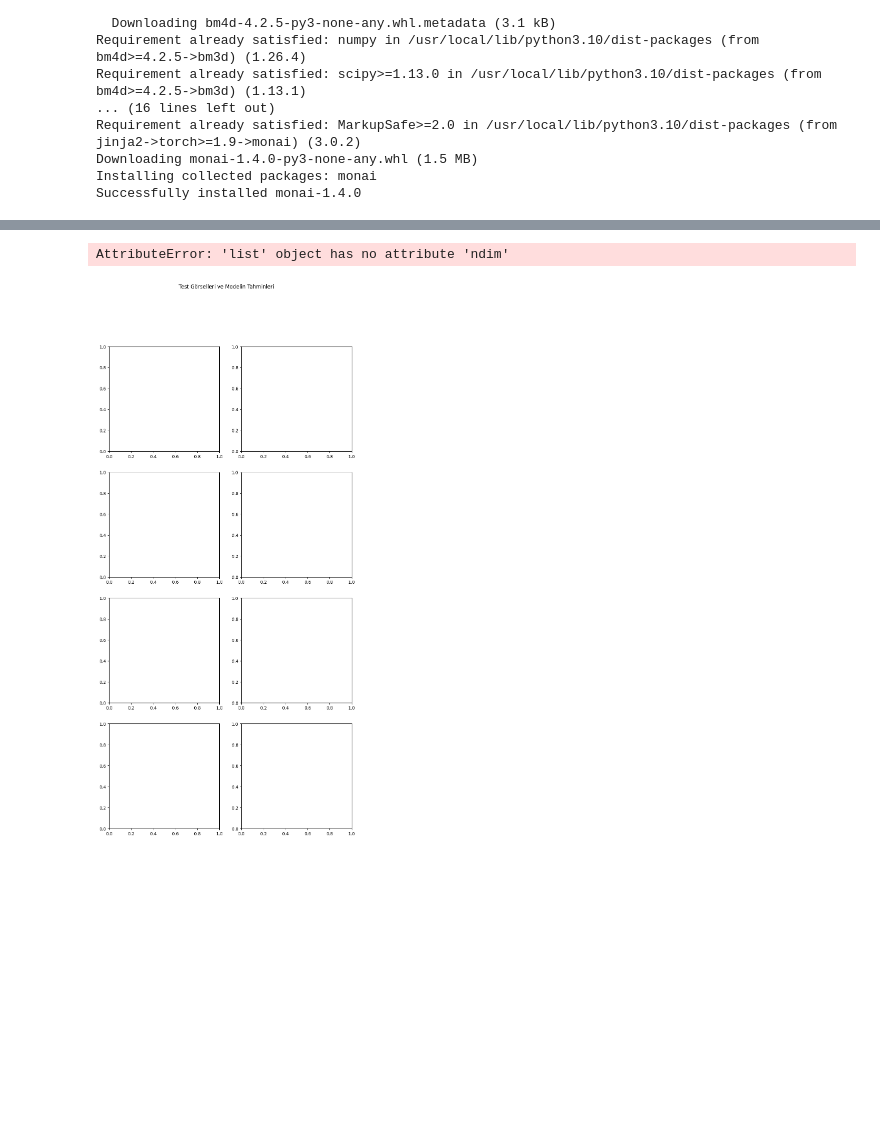
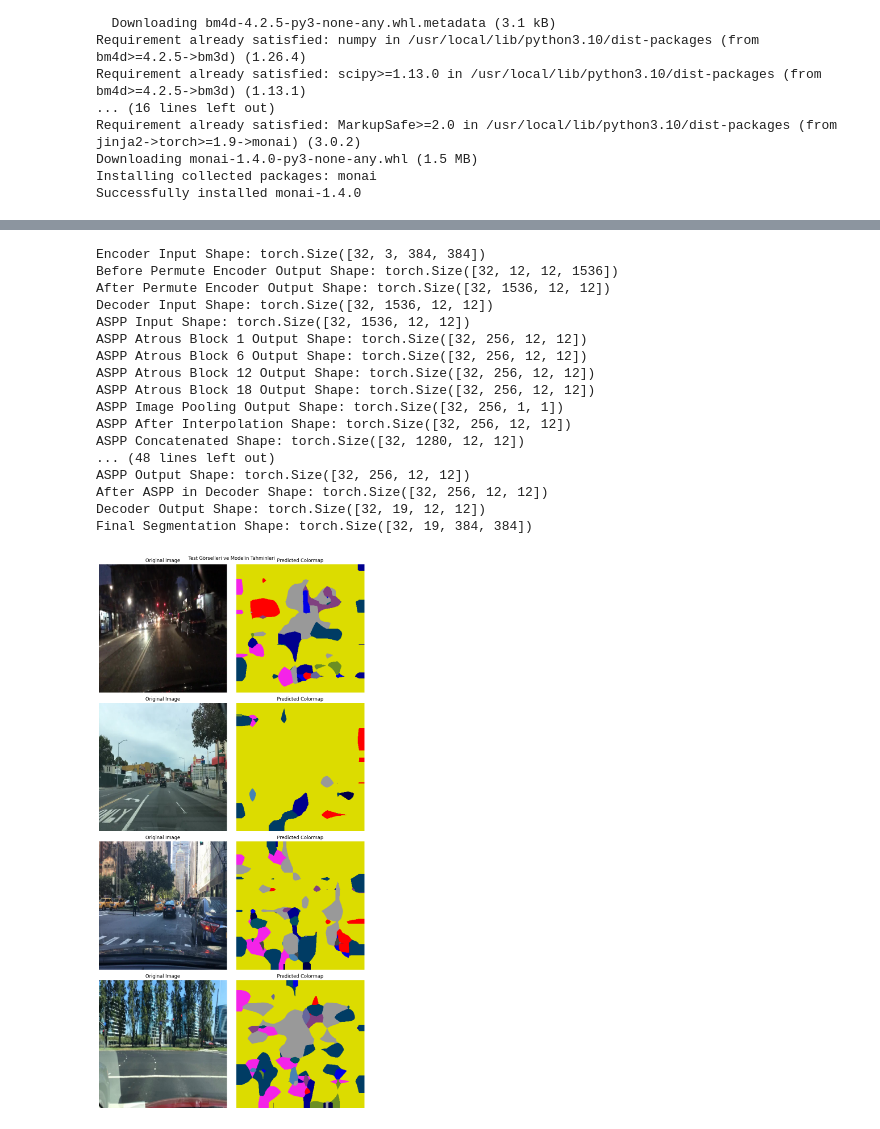
Before and after one commit to ErdemAslans/Autonomous_Driving_Segmentation_Using_ViT_and_SegFormer_with_CARLA, a Jupyter notebook: Autonomous_Driving_Segmentation_Using_ViT_and_SegFormer_with_Enhanced_Attention_Mechanisms.ipynb, the cells around one changed output, grey strips where cells are left out. Saved outputs shown, nothing was run; the diff lists cells and outputs as text; code cells hidden in the pictures; blank space fills up the shorter version.

```diff
--- a/Autonomous_Driving_Segmentation_Using_ViT_and_SegFormer_with_Enhanced_Attention_Mechanisms.ipynb
+++ b/Autonomous_Driving_Segmentation_Using_ViT_and_SegFormer_with_Enhanced_Attention_Mechanisms.ipynb
@@ -1047,7 +773,46 @@ Validation Loss: 0.7028, Recall: 0.0488, F1 Score: 0.0122, Accuracy: 0.0423, IoU
+# %%
+# Albumentations dönüşümleri
+test_transform = A.Compose([
+    A.Resize(384, 384),
+    ToTensorV2()
+])
+
+class TestImageDataset(Dataset):
+    def __init__(self, images_dir, transform=None):
+        self.images_dir = images_dir
+        self.transform = transform
+        self.image_files = os.listdir(images_dir)
+
+    def __len__(self):
+        return len(self.image_files)
+
+    def __getitem__(self, idx):
+        image_path = os.path.join(self.images_dir, self.image_files[idx])
+        image = np.array(Image.open(image_path).convert('RGB'))
+
+        # Dönüşümü uygula
+        if self.transform:
+            image = self.transform(image=image)['image']
+
+        return image
+
+
+
+# Test dataset ve DataLoader oluşturma
+test_image_folder = '/content/drive/MyDrive/Images_Otomation/10k_images_test'
+test_dataset = TestImageDataset(test_image_folder, transform=test_transform)
+test_subset = Subset(test_dataset, test_indices)
+test_dataloader = DataLoader(test_subset, batch_size=32, shuffle=False, num_workers=4)
 # %%
 import matplotlib.pyplot as plt
 import torch
 from monai.transforms import AsDiscrete
+
+# Albumentations dönüşümü
+test_transform = A.Compose([
+    A.Resize(384, 384),
+    ToTensorV2()
+])
 
 def test_model_with_visualization(model, test_loader, device, color_to_class):
     model.eval()
@@ -1069,35 +834,51 @@ def test_model_with_visualization(model, test_loader, device, color_to_class):
 
             images = images.float().to(device)
 
             # Modelin tahminleri
             outputs = model(images)
             outputs = torch.argmax(outputs, dim=1).cpu().numpy()  # [B, H, W]
 
             # Görsel ve tahminlerin görselleştirilmesi
             for i in range(min(len(images), 1)):  # Sadece ilk resmi gösterelim
                 # Orijinal görüntüyü [0, 1] aralığına ölçeklendir
                 img = images[i].permute(1, 2, 0).cpu().numpy()
                 img = (img - img.min()) / (img.max() - img.min())  # Normalize to [0, 1]
 
                 # Orijinal görüntüyü göster
                 axs[idx, 0].imshow(img)
                 axs[idx, 0].set_title("Original Image")
                 axs[idx, 0].axis("off")
 
                 # Model tahminini renklendirerek göster
                 colormap_prediction = apply_color_map(outputs[i], color_to_class)
                 axs[idx, 1].imshow(colormap_prediction)
                 axs[idx, 1].set_title("Predicted Colormap")
                 axs[idx, 1].axis("off")
 
     plt.tight_layout()
     plt.show()
 
 # Test verisi ve modeli değerlendir
 test_model_with_visualization(model, test_dataloader, device, color_to_class)
 # %% [output]
-AttributeError: 'list' object has no attribute 'ndim'
+Encoder Input Shape: torch.Size([32, 3, 384, 384])
+Before Permute Encoder Output Shape: torch.Size([32, 12, 12, 1536])
+After Permute Encoder Output Shape: torch.Size([32, 1536, 12, 12])
+Decoder Input Shape: torch.Size([32, 1536, 12, 12])
+ASPP Input Shape: torch.Size([32, 1536, 12, 12])
+ASPP Atrous Block 1 Output Shape: torch.Size([32, 256, 12, 12])
+ASPP Atrous Block 6 Output Shape: torch.Size([32, 256, 12, 12])
+ASPP Atrous Block 12 Output Shape: torch.Size([32, 256, 12, 12])
+ASPP Atrous Block 18 Output Shape: torch.Size([32, 256, 12, 12])
+ASPP Image Pooling Output Shape: torch.Size([32, 256, 1, 1])
+ASPP After Interpolation Shape: torch.Size([32, 256, 12, 12])
+ASPP Concatenated Shape: torch.Size([32, 1280, 12, 12])
+... (48 lines left out)
+ASPP Output Shape: torch.Size([32, 256, 12, 12])
+After ASPP in Decoder Shape: torch.Size([32, 256, 12, 12])
+Decoder Output Shape: torch.Size([32, 19, 12, 12])
+Final Segmentation Shape: torch.Size([32, 19, 384, 384])
-[figure, old version]
+[figure, new version]
 # %%
 # Visualize predictions on test dataset
 visualize_test_predictions(model, test_dataloader, color_to_class, device, num_examples=4)
```
Also changed, not shown: parts of 18 cells of this notebook.
